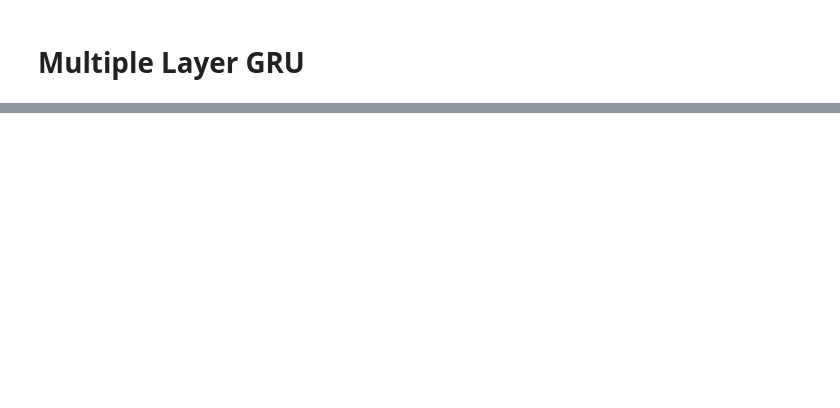
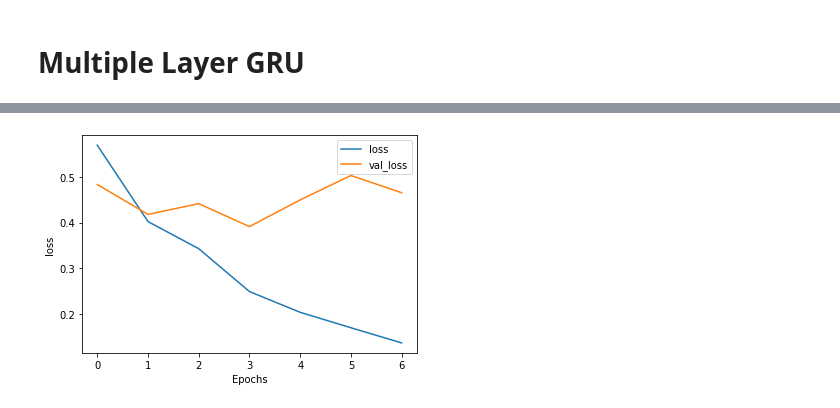
Before and after one commit to phoebezhouhuixin/NLPwithTF, a Jupyter notebook: gatedrecurrentunit.ipynb, the cells around one changed output, grey strips where cells are left out. Saved outputs shown, nothing was run; the diff lists cells and outputs as text; code cells hidden in the pictures; blank space fills up the shorter version.

```diff
--- a/gatedrecurrentunit.ipynb
+++ b/gatedrecurrentunit.ipynb
@@ -118,0 +179,4 @@ model.evaluate(test_dataset, verbose = 1)
+# %%
+plot_graphs(history, 'loss')
+# %% [output]
+[figure, added]
```
Also changed, not shown: parts of 13 cells of this notebook.
